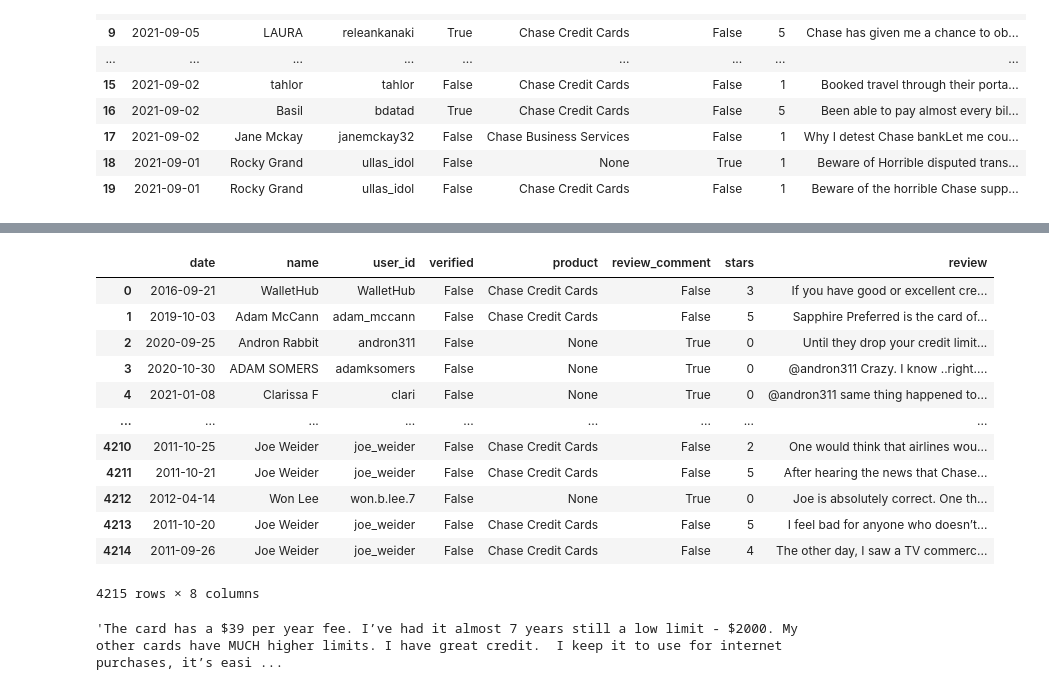
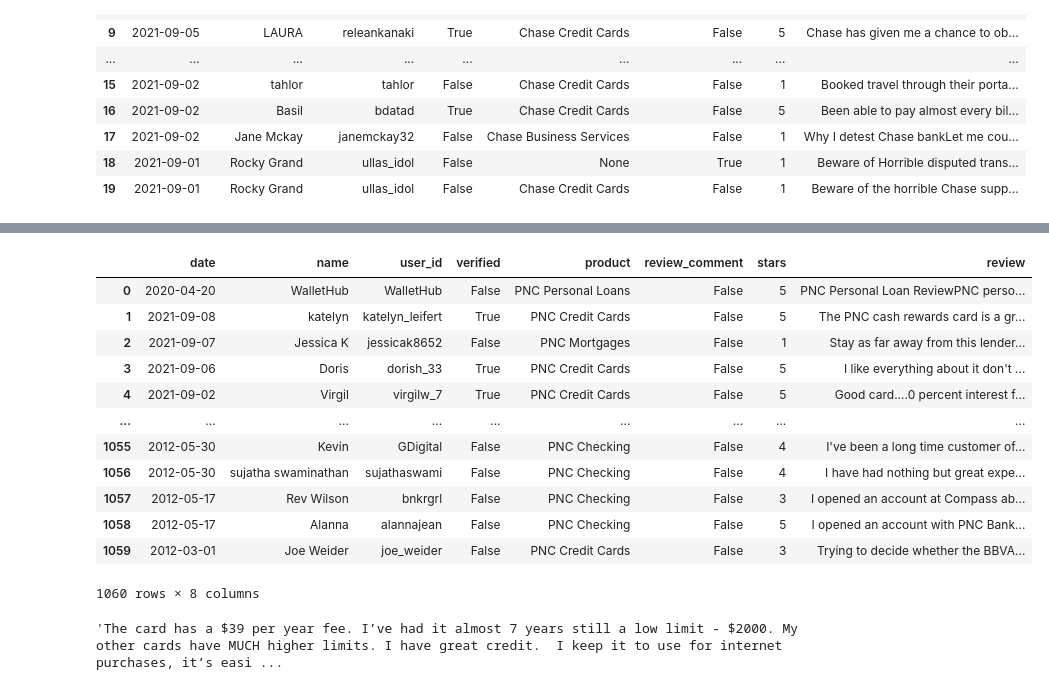
Before and after one commit to GitHubUzr/TextAnalytics, a Jupyter notebook: wallethub_scraping_clean.ipynb, the cells around one changed output, grey strips where cells are left out. Cells and saved outputs as stored; diff of their text form; code cells hidden in the pictures.

Commit message:
adding 4 other banks

```diff
--- a/wallethub_scraping_clean.ipynb
+++ b/wallethub_scraping_clean.ipynb
@@ -161,7 +161,7 @@ def scrape_reviews(url, driver, start_page=None, data=None):
     return data, current_page
 # %%
 # Enter Bank Name
-BANK = "Chase"
+BANK = "PNC"
 # %%
 banks = {
     "Wells":"wells-fargo-13007950i",
@@ -332,20 +351,20 @@ data.iloc[26,:].review
 # %%
-df = pd.read_json("data/chase_wallethub_reviews.json", orient='records')
+df = pd.read_json("data/{}_wallethub_reviews.json".format(BANK), orient='records')
 df
 # %% [output]
 |  | date | name | user_id | verified | product | review_comment | stars | review |
-| 0 | 2016-09-21 | WalletHub | WalletHub | False | Chase Credit Cards | False | 3 | If you have good or excellent cre... |
-| 1 | 2019-10-03 | Adam McCann | adam_mccann | False | Chase Credit Cards | False | 5 | Sapphire Preferred is the card of... |
-| 2 | 2020-09-25 | Andron Rabbit | andron311 | False | None | True | 0 | Until they drop your credit limit... |
-| 3 | 2020-10-30 | ADAM SOMERS | adamksomers | False | None | True | 0 | @andron311 Crazy. I know ..right.... |
-| 4 | 2021-01-08 | Clarissa F | clari | False | None | True | 0 | @andron311 same thing happened to... |
+| 0 | 2020-04-20 | WalletHub | WalletHub | False | PNC Personal Loans | False | 5 | PNC Personal Loan ReviewPNC perso... |
+| 1 | 2021-09-08 | katelyn | katelyn_leifert | True | PNC Credit Cards | False | 5 | The PNC cash rewards card is a gr... |
+| 2 | 2021-09-07 | Jessica K | jessicak8652 | False | PNC Mortgages | False | 1 | Stay as far away from this lender... |
+| 3 | 2021-09-06 | Doris | dorish_33 | True | PNC Credit Cards | False | 5 | I like everything about it don't ... |
+| 4 | 2021-09-02 | Virgil | virgilw_7 | True | PNC Credit Cards | False | 5 | Good card....0 percent interest f... |
 | ... | ... | ... | ... | ... | ... | ... | ... | ... |
-| 4210 | 2011-10-25 | Joe Weider | joe_weider | False | Chase Credit Cards | False | 2 | One would think that airlines wou... |
-| 4211 | 2011-10-21 | Joe Weider | joe_weider | False | Chase Credit Cards | False | 5 | After hearing the news that Chase... |
-| 4212 | 2012-04-14 | Won Lee | won.b.lee.7 | False | None | True | 0 | Joe is absolutely correct. One th... |
-| 4213 | 2011-10-20 | Joe Weider | joe_weider | False | Chase Credit Cards | False | 5 | I feel bad for anyone who doesn’t... |
-| 4214 | 2011-09-26 | Joe Weider | joe_weider | False | Chase Credit Cards | False | 4 | The other day, I saw a TV commerc... |
+| 1055 | 2012-05-30 | Kevin | GDigital | False | PNC Checking | False | 4 | I've been a long time customer of... |
+| 1056 | 2012-05-30 | sujatha swaminathan | sujathaswami | False | PNC Checking | False | 4 | I have had nothing but great expe... |
+| 1057 | 2012-05-17 | Rev Wilson | bnkrgrl | False | PNC Checking | False | 3 | I opened an account at Compass ab... |
+| 1058 | 2012-05-17 | Alanna | alannajean | False | PNC Checking | False | 5 | I opened an account with PNC Bank... |
+| 1059 | 2012-03-01 | Joe Weider | joe_weider | False | PNC Credit Cards | False | 3 | Trying to decide whether the BBVA... |
-4215 rows × 8 columns
+1060 rows × 8 columns
 # %%
 df.iloc[22].comment
 # %% [output]
```
Also changed, not shown: parts of 6 cells of this notebook, 4 other files.
